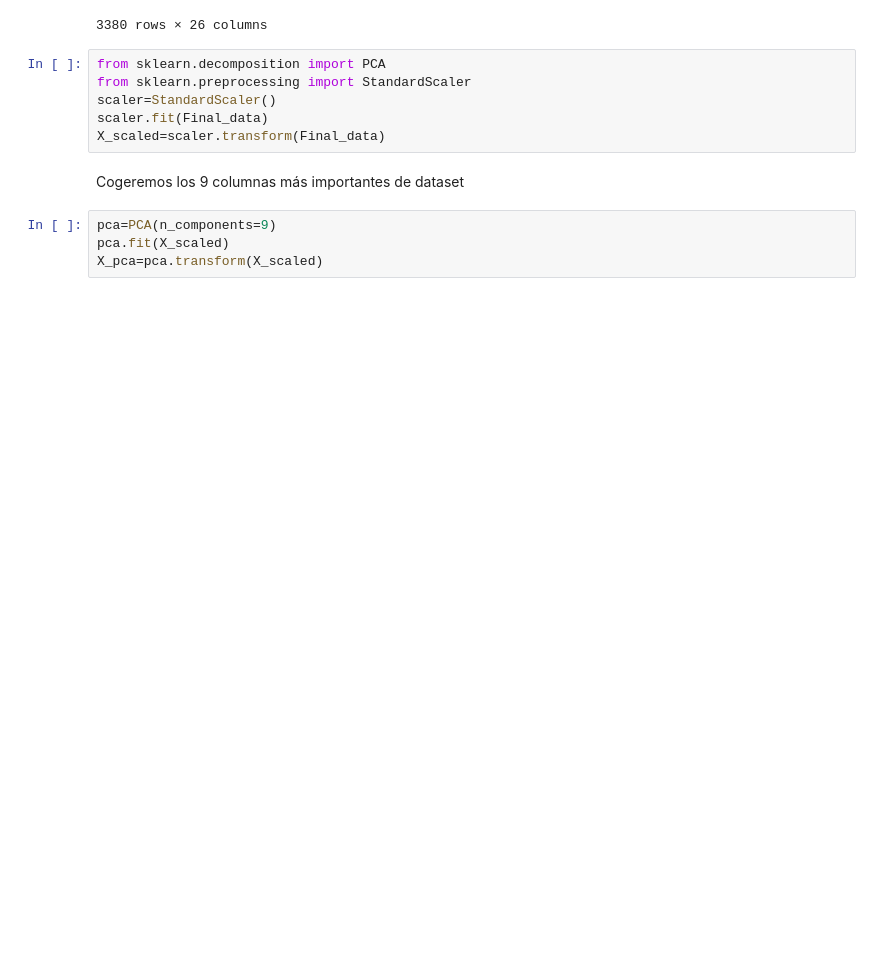
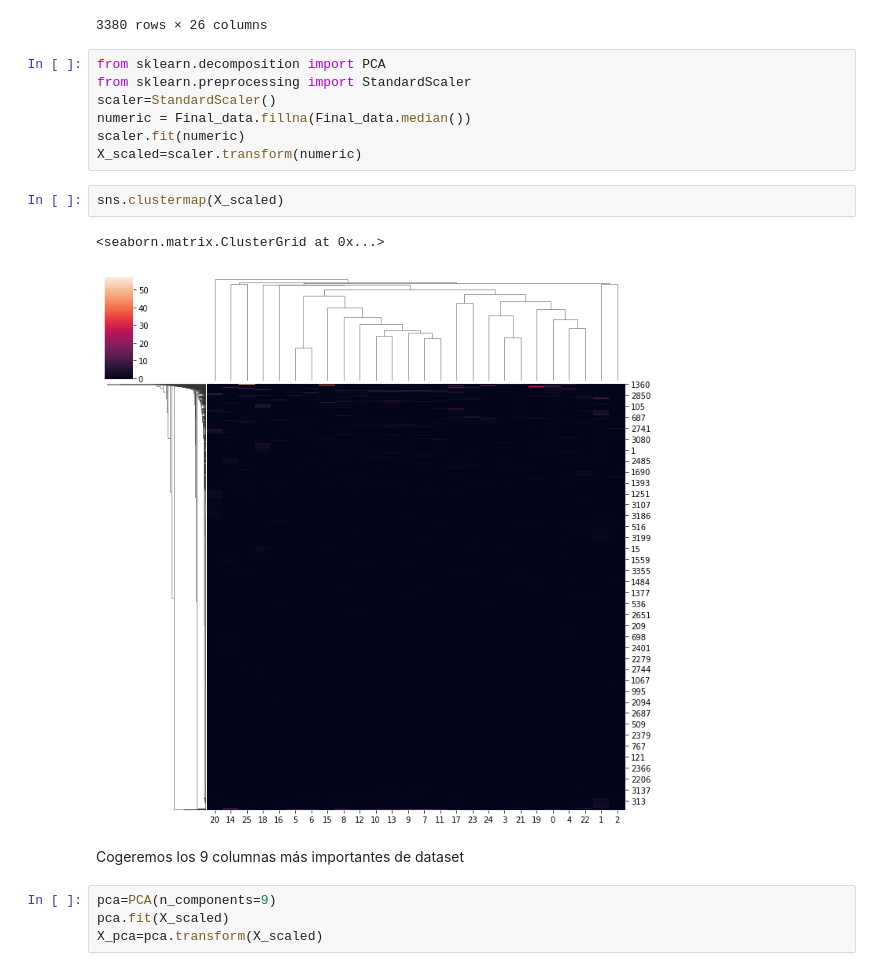
Before and after one commit to SBGuillermo/TFM-AnalisisComercio, a Jupyter notebook: Notebooks/5_Unsupervised_learning.ipynb, the cells around one changed output. Drawn from its saved outputs; the diff is of its cells as text; blank space fills up the shorter version.

```diff
--- a/Notebooks/5_Unsupervised_learning.ipynb
+++ b/Notebooks/5_Unsupervised_learning.ipynb
@@ -740,8 +740,14 @@ Final_data
 from sklearn.decomposition import PCA
 from sklearn.preprocessing import StandardScaler
 scaler=StandardScaler()
-scaler.fit(Final_data)
-X_scaled=scaler.transform(Final_data)
+numeric = Final_data.fillna(Final_data.median())
+scaler.fit(numeric)
+X_scaled=scaler.transform(numeric)
+# %%
+sns.clustermap(X_scaled)
+# %% [output]
+<seaborn.matrix.ClusterGrid at 0x...>
+[figure, added]
 # %% [markdown]
 Cogeremos los 9 columnas más importantes de dataset
 # %%
```
Also changed, not shown: parts of 12 cells of this notebook.
